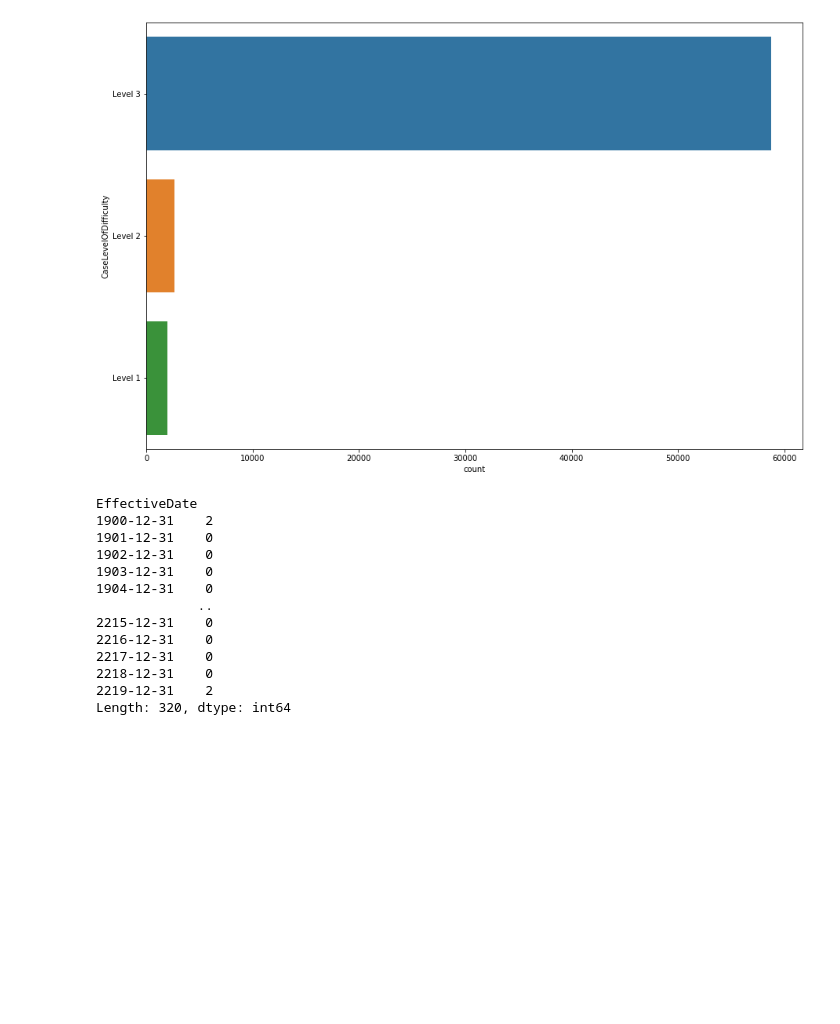
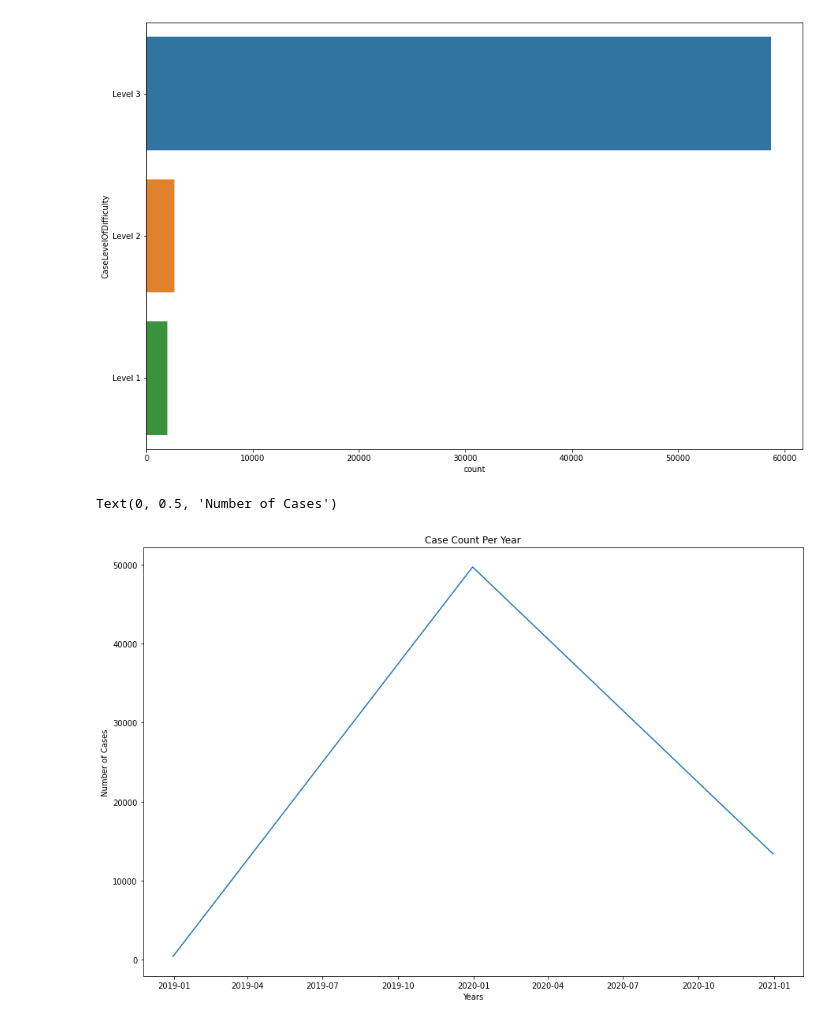
Before and after one commit to Zurezh/Tensorflow_2.0, a Jupyter notebook: DefectPredictionAlgoTest.ipynb, the cells around one changed output. Drawn from its saved outputs; the diff is of its cells as text; code cells hidden in the pictures; blank space fills up the shorter version.

```diff
--- a/DefectPredictionAlgoTest.ipynb
+++ b/DefectPredictionAlgoTest.ipynb
@@ -218,19 +219,13 @@ sns.countplot(y= 'CaseLevelOfDifficulty', data = dfCase, order = dfCase['CaseLev
 # %% [output]
 <matplotlib.axes._subplots.AxesSubplot at 0x...>
 [figure]
-# %%
-dfCase.resample('Y').size()
-# %% [output]
-EffectiveDate
-1900-12-31    2
-1901-12-31    0
-1902-12-31    0
-1903-12-31    0
-1904-12-31    0
-             ..
-2215-12-31    0
-2216-12-31    0
-2217-12-31    0
-2218-12-31    0
-2219-12-31    2
-Length: 320, dtype: int64
+# %%
+# Resample is a Convenience method for frequency conversion and resampling of time series.
+plt.figure(figsize = (15, 10))
+plt.plot(dfCase.resample('Y').size())
+plt.title('Case Count Per Year')
+plt.xlabel('Years')
+plt.ylabel('Number of Cases')
+# %% [output]
+Text(0, 0.5, 'Number of Cases')
+[figure, added]
```
Also changed, not shown: parts of 21 cells of this notebook.
